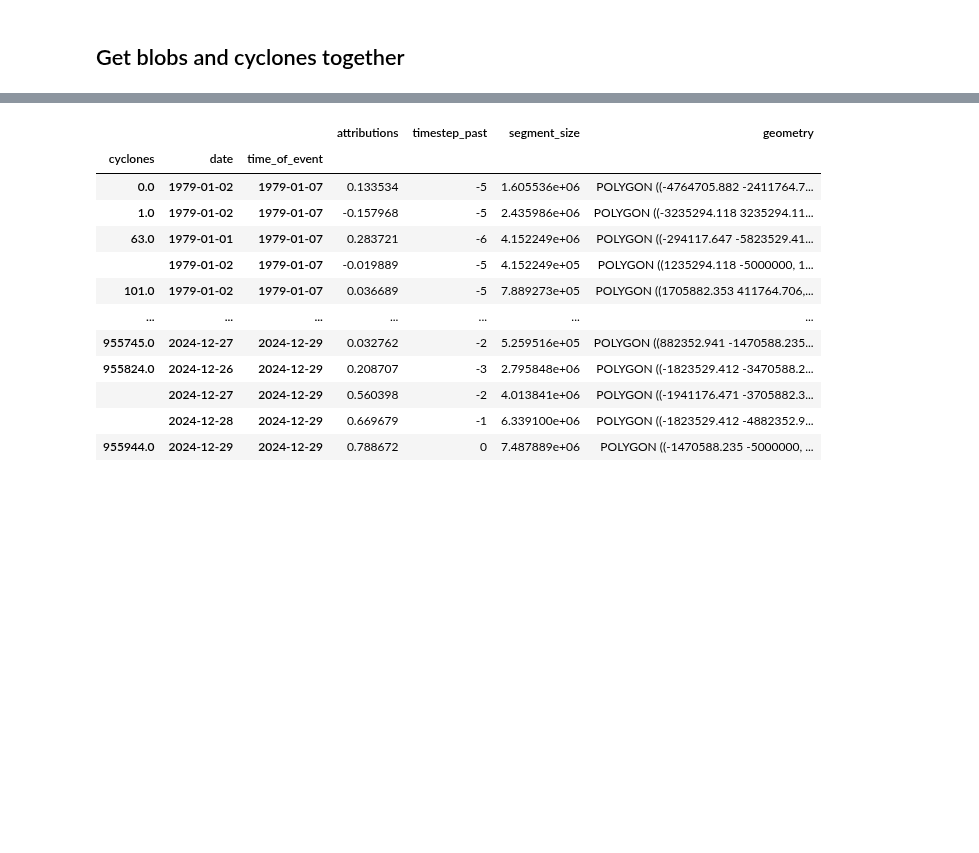
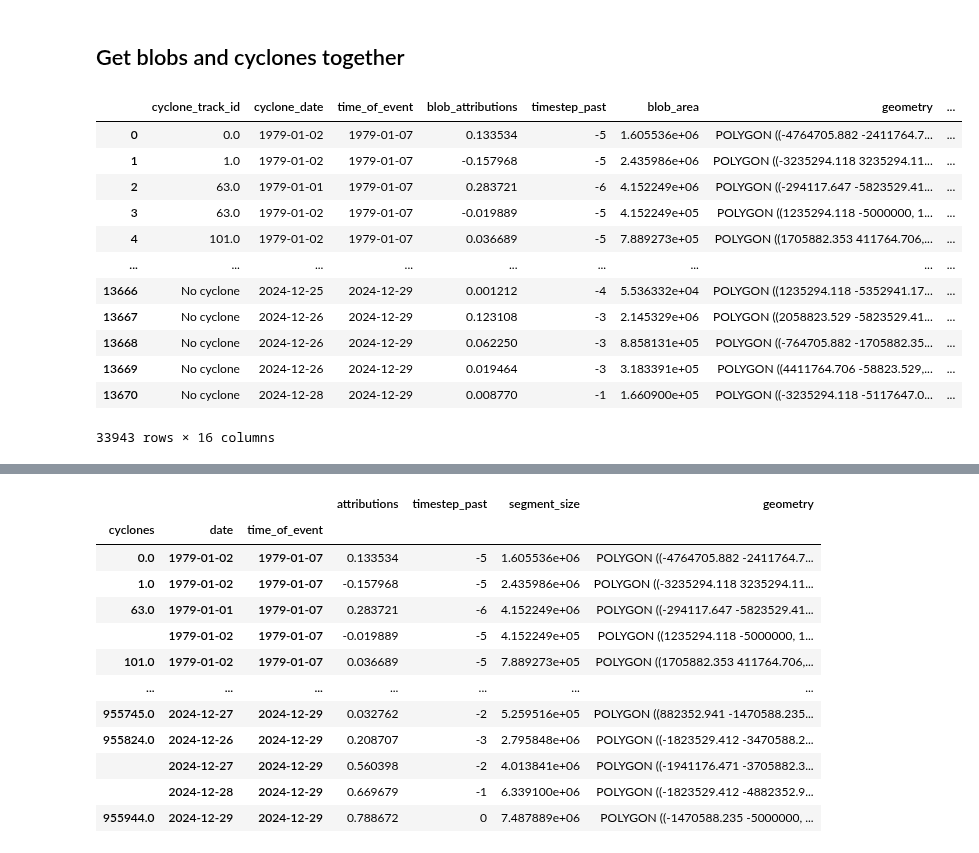
Before and after one commit to rguilcas/predict_rain_norway, a Jupyter notebook: diagnostics_newproj/paper/processing.ipynb, the cells around one changed output, grey strips where cells are left out. Cells and saved outputs as stored; diff of their text form; code cells hidden in the pictures; blank space fills up the shorter version.

```diff
--- a/diagnostics_newproj/paper/processing.ipynb
+++ b/diagnostics_newproj/paper/processing.ipynb
@@ -246,8 +249,29 @@ space[((gdf_blob_cycs.cyclone_lat<60)&(gdf_blob_cycs.cyclone_lon>40)&(gdf_blob_c
 space[((gdf_blob_cycs.cyclone_lat<30)&((gdf_blob_cycs.cyclone_lon>-100)&(gdf_blob_cycs.cyclone_lon<60))).values] = 'Tropical Atlantic'
 
 gdf_blob_cycs['cyclone_region'] = space
-gdf_blob_cycs = gdf_blob_cycs.rename(columns=dict(cyclones='cyclone_track_id', date='cyclone_date',segment_size='blob_area', attributions='blob_attributions'))
-gdf_blob_cycs.to_file(f'/Data/gfi/users/rogui7909/data/NN_outputs/attributions/newproj/{run_id}_cyclones_data.geojson', driver='GeoJSON')
+gdf_blob_cycs = gdf_blob_cycs.reset_index().rename(columns=dict(cyclones='cyclone_track_id', date='cyclone_date',segment_size='blob_area', attributions='blob_attributions'))
+gdf_no_cyclones = df_.query("~is_cyclone").fillna("No cyclone").rename(columns=dict(cyclones='cyclone_track_id', date='cyclone_date',segment_size='blob_area', attributions='blob_attributions', category='blob_category')).reset_index().drop('label', axis=1)
+gdf_out = pd.concat([gdf_blob_cycs, gdf_no_cyclones])
+
+gdf_out.to_file(f'/Data/gfi/users/rogui7909/data/NN_outputs/attributions/newproj/{run_id}_cyclones_data.geojson', driver='GeoJSON')
+# %%
+gdf_out['is_cyclone'] = gdf_out.cyclone_track_id != 'No cyclone'
+# %%
+gdf_out
+# %% [output]
+|  | cyclone_track_id | cyclone_date | time_of_event | blob_attributions | timestep_past | blob_area | geometry | ... |
+| 0 | 0.0 | 1979-01-02 | 1979-01-07 | 0.133534 | -5 | 1.605536e+06 | POLYGON ((-4764705.882 -2411764.7... | ... |
+| 1 | 1.0 | 1979-01-02 | 1979-01-07 | -0.157968 | -5 | 2.435986e+06 | POLYGON ((-3235294.118 3235294.11... | ... |
+| 2 | 63.0 | 1979-01-01 | 1979-01-07 | 0.283721 | -6 | 4.152249e+06 | POLYGON ((-294117.647 -5823529.41... | ... |
+| 3 | 63.0 | 1979-01-02 | 1979-01-07 | -0.019889 | -5 | 4.152249e+05 | POLYGON ((1235294.118 -5000000, 1... | ... |
+| 4 | 101.0 | 1979-01-02 | 1979-01-07 | 0.036689 | -5 | 7.889273e+05 | POLYGON ((1705882.353 411764.706,... | ... |
+| ... | ... | ... | ... | ... | ... | ... | ... | ... |
+| 13666 | No cyclone | 2024-12-25 | 2024-12-29 | 0.001212 | -4 | 5.536332e+04 | POLYGON ((1235294.118 -5352941.17... | ... |
+| 13667 | No cyclone | 2024-12-26 | 2024-12-29 | 0.123108 | -3 | 2.145329e+06 | POLYGON ((2058823.529 -5823529.41... | ... |
+| 13668 | No cyclone | 2024-12-26 | 2024-12-29 | 0.062250 | -3 | 8.858131e+05 | POLYGON ((-764705.882 -1705882.35... | ... |
+| 13669 | No cyclone | 2024-12-26 | 2024-12-29 | 0.019464 | -3 | 3.183391e+05 | POLYGON ((4411764.706 -58823.529,... | ... |
+| 13670 | No cyclone | 2024-12-28 | 2024-12-29 | 0.008770 | -1 | 1.660900e+05 | POLYGON ((-3235294.118 -5117647.0... | ... |
+33943 rows × 16 columns
 # %%
 gdf_blob_cycs.reset_index()#.iloc[:10].plot()
 # %% [output]
```
Also changed, not shown: parts of 1 cell of this notebook, 1 other file.
